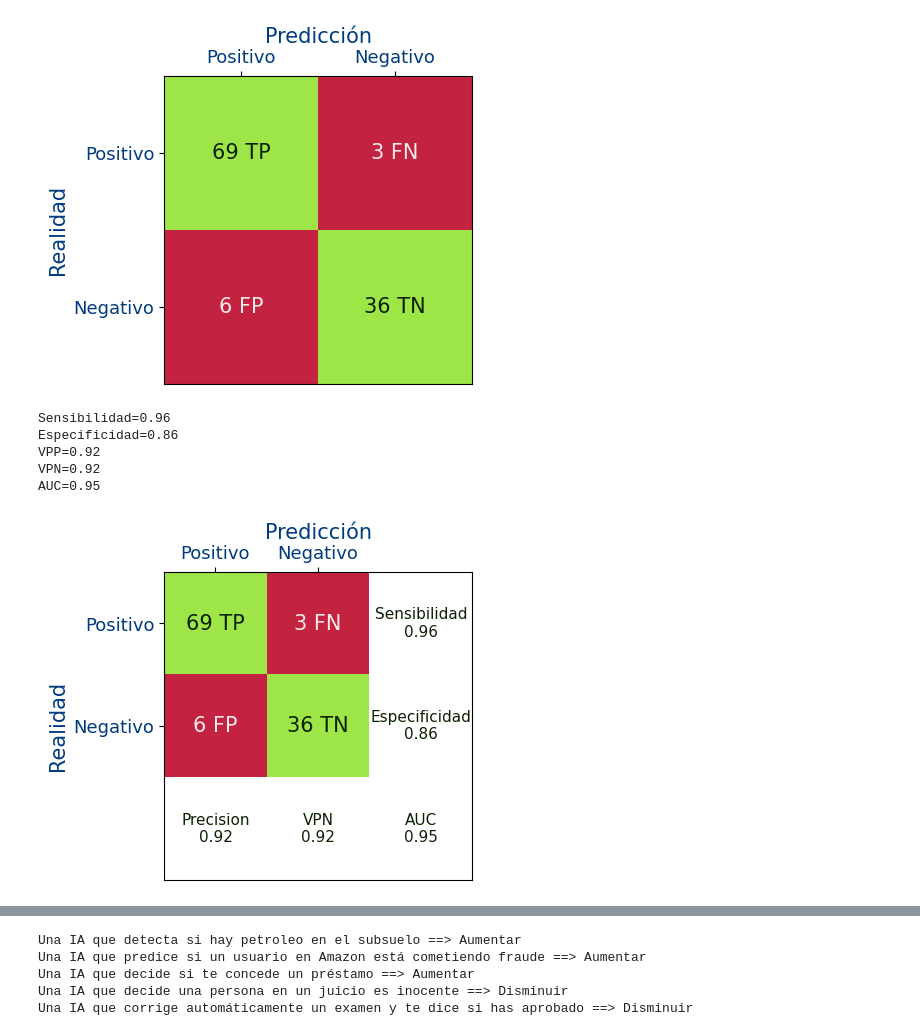
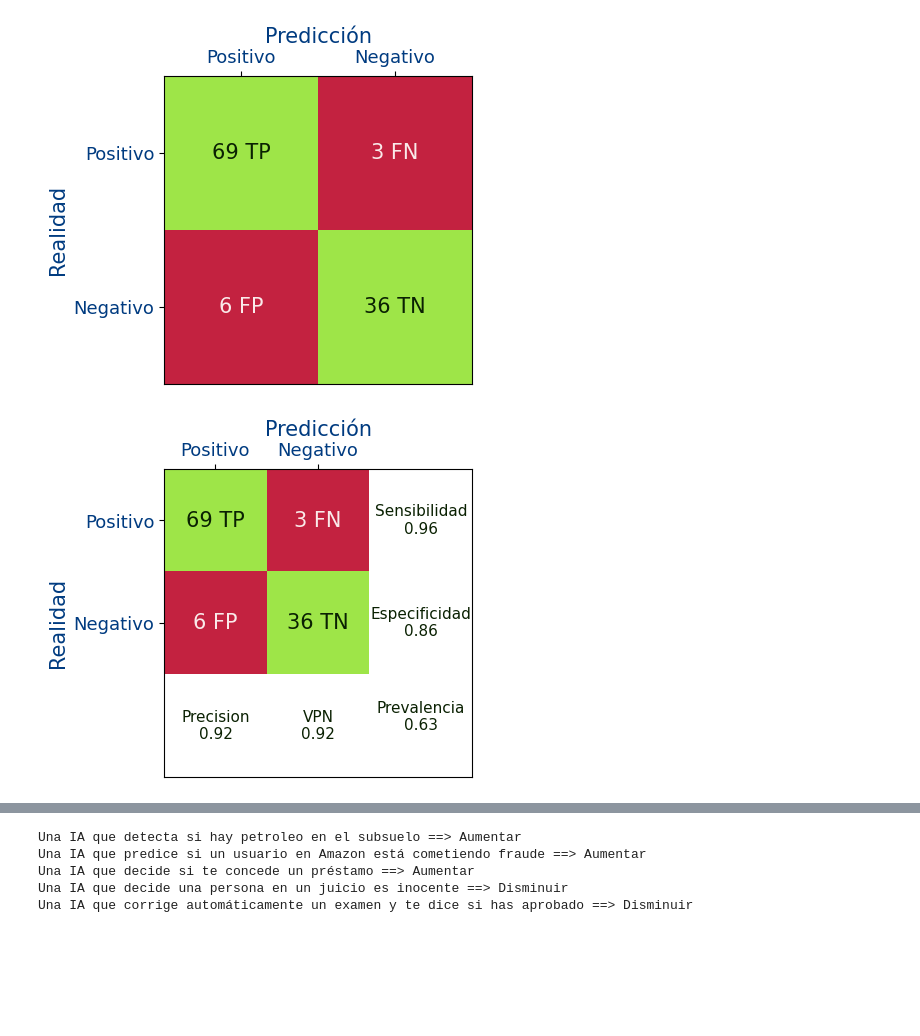
Before and after one commit to logongas/soluciones_ejercicios_modulo_pia, a Jupyter notebook: tema_07/ejercicios_tema_07_c_metricas.ipynb, the cells around one changed output, grey strips where cells are left out. Saved outputs shown, nothing was run; the diff lists cells and outputs as text; code cells hidden in the pictures; blank space fills up the shorter version.

```diff
--- a/tema_07/ejercicios_tema_07_c_metricas.ipynb
+++ b/tema_07/ejercicios_tema_07_c_metricas.ipynb
@@ -312,18 +312,18 @@ activation="ELU"
 epochs=20
 learning_rate=0.0001
 optimizer=tf.keras.optimizers.Adam(learning_rate=0.0001)
-metrics=["Recall",specificity,"AUC"]
+metrics=["Recall",specificity]
 
 history,model=compile_fit(capas,activation,"sigmoid","binary_crossentropy",optimizer,epochs,x_train, x_test, y_train, y_test,metrics)
 
 
-figure=plt.figure(figsize=(12, 9))
+figure=plt.figure(figsize=(9, 7))
 axes=figure.add_subplot(2,2,1)
-plot_metrics(axes,history.history,"","loss","Loss")
-axes=figure.add_subplot(2,2,2)
-plot_metrics(axes,history.history,"","recall","Sensibilidad")
+plot_metrics(axes,history.history,"Loss","loss","Loss")
 axes=figure.add_subplot(2,2,3)
-plot_metrics(axes,history.history,"","specificity","Especificidad")
+plot_metrics(axes,history.history,"Sensibilidad","recall","Sensibilidad")
 axes=figure.add_subplot(2,2,4)
-plot_metrics(axes,history.history,"","auc","AUC")
+plot_metrics(axes,history.history,"Especificidad","specificity","Especificidad")
+
+figure.tight_layout()
 # %% [output]
@@ -363,49 +363,39 @@ plot_matriz_confusion(axes,TP=TP,TN=TN,FP=FP,FN=FN)
 # %%
 #Ejercicio 3.C
 
 def div_not_nan(a,b):
     if (b==0):
         return 0
     else:
         return a/b
 
 
 def get_metrics(TP,TN,FP,FN,prevalencia=None):
     sensibilidad=div_not_nan(TP,TP+FN)
     especificidad=div_not_nan(TN,TN+FP)
 
     if (prevalencia==None):
         vpp=div_not_nan(TP,TP+FP)
         vpn=div_not_nan(TN,TN+FN)
+        prevalencia=(TP+FN)/(TP+FP+TN+FN)
     else:
         vpp=div_not_nan(sensibilidad*prevalencia,sensibilidad*prevalencia+(1-especificidad)*(1-prevalencia))
         vpn=div_not_nan(especificidad*(1-prevalencia),especificidad*(1-prevalencia)+(1-sensibilidad)*prevalencia)
 
 
-    auc=sklearn.metrics.roc_auc_score(y_true,y_score)
-
-    return sensibilidad,especificidad,vpp,vpn,auc
 
 
-sensibilidad,especificidad,vpp,vpn,auc=get_metrics(TP,TN,FP,FN)
+    return sensibilidad,especificidad,vpp,vpn,prevalencia
 
-print(f"Sensibilidad={sensibilidad:.2f}")
-print(f"Especificidad={especificidad:.2f}")
-print(f"VPP={vpp:.2f}")
-print(f"VPN={vpn:.2f}")
-print(f"AUC={auc:.2f}")
+
+sensibilidad,especificidad,vpp,vpn,prevalencia=get_metrics(TP,TN,FP,FN)
 
 
 figure=plt.figure(figsize=(4,4))
 axes=figure.add_subplot(1,1,1)
-plot_matriz_confusion(axes,TP=TP,TN=TN,FP=FP,FN=FN,sensibilidad=sensibilidad,especificidad=especificidad,vpp=vpp,vpn=vpn,auc=auc)
+plot_matriz_confusion(axes,TP=TP,TN=TN,FP=FP,FN=FN,sensibilidad=sensibilidad,especificidad=especificidad,vpp=vpp,vpn=vpn,prevalencia=prevalencia)
 # %% [output]
-Sensibilidad=0.96
-Especificidad=0.86
-VPP=0.92
-VPN=0.92
-AUC=0.95
-[figure, old version]
+[figure, new version]
 # %%
 #Ejercicio 3.D
 model.save('mymodel.keras')
```
Also changed, not shown: parts of 10 cells of this notebook.
